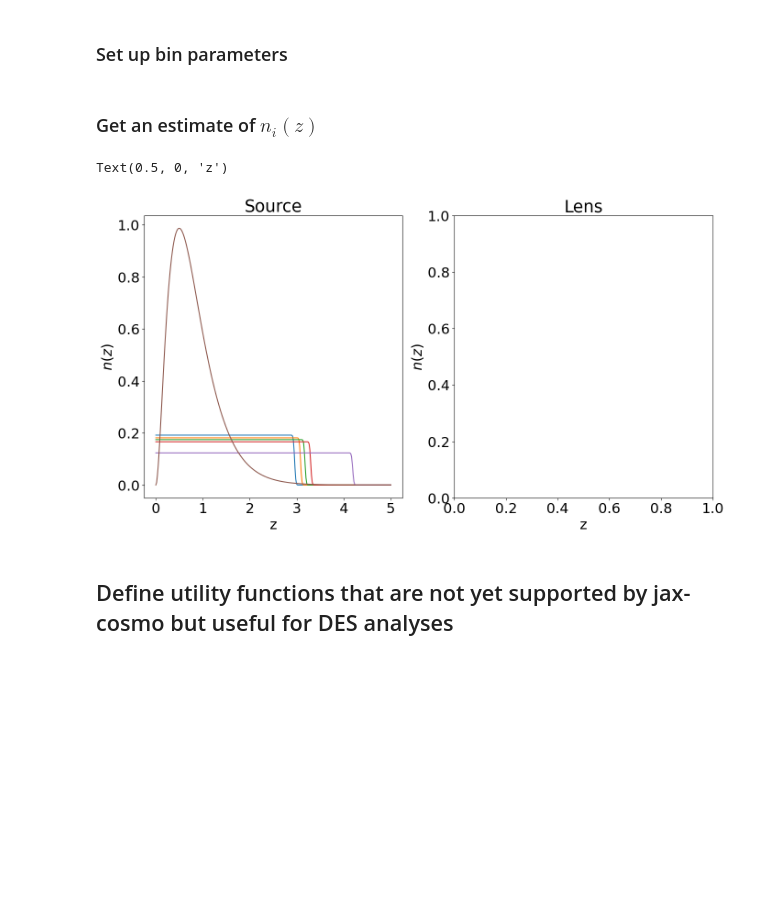
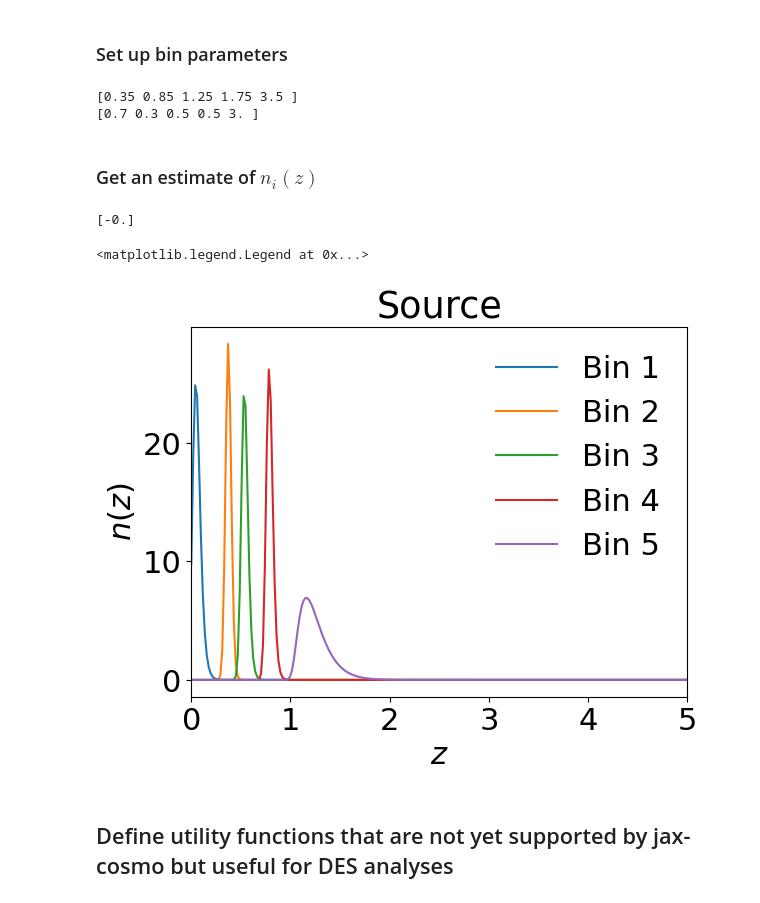
Before and after one commit to cmatties/CAMB-Workbook, a Jupyter notebook: Modified_Fisher_LSSTY1_Omega_m_Gamma.ipynb, the cells around one changed output. Saved outputs shown, nothing was run; the diff lists cells and outputs as text; code cells hidden in the pictures; blank space fills up the shorter version.

Commit message:
Update example use of gaussian_sigmoid_z() in the notebook

```diff
--- a/Modified_Fisher_LSSTY1_Omega_m_Gamma.ipynb
+++ b/Modified_Fisher_LSSTY1_Omega_m_Gamma.ipynb
@@ -80,42 +102,52 @@ print(nz_s)
 # %% [markdown]
 ### Set up bin parameters
 # %%
-zbin_edges=np.array([0.,.3926,.5979,.829,1.1694,5.])
+zbin_edges=np.array([0.,0.7,1.,1.5,2.,5.])
 zbin_centers=0.5*(zbin_edges[:-1] + zbin_edges[1:])
 zbin_widths=zbin_edges[1:]-zbin_edges[:-1]
-zbin_transitions=np.ones_like(zbin_centers)*0.1
+zbin_transitions=np.ones_like(zbin_centers)*0.05
 zbin_smooth_sigmas=np.ones_like(zbin_centers)*0.05
+print(zbin_centers)
+print(zbin_widths)
+# %% [output]
+[0.35 0.85 1.25 1.75 3.5 ]
+[0.7 0.3 0.5 0.5 3. ]
 # %% [markdown]
 ### Get an estimate of $n_i(z)$
 # %%
-#nzs_s = jc.redshift.gaussian_sigmoid_nz(nz_s, zbin_widths, zbin_transitions, zbin_centers, zbin_smooth_sigmas)
-nzs_s = []
-for i in range(len(zbin_centers)):
-    nzs_s.append(jc.redshift.gaussian_sigmoid_nz(nz_s, zbin_widths[i], zbin_transitions[i], zbin_centers[i], zbin_smooth_sigmas[i]))
-nzs_l = nzs_s
+nzs_s = [jc.redshift.gaussian_sigmoid_nz(nz_s,
+                        zbin_centers[i], zbin_widths[i], zbin_transitions[i],
+                        #0.0, zbin_smooth_sigmas[i])
+                         bw=zbin_smooth_sigmas[i])
+        for i in range(zbin_centers.shape[0])]
+#nzs_s = []
+#for i in range(len(zbin_centers)):
+    #nzs_s.append(jc.redshift.gaussian_sigmoid_nz(nz_s, zbin_widths[i], zbin_transitions[i], zbin_centers[i], zbin_smooth_sigmas[i]))
+#nzs_l = nzs_s
 #n_source_bin1 = jc.redshift.step_fcn(n_source_total, 0, .36)
 #print(n_source_bin1.gals_per_arcmin2)
 #print(nzs_s(.3))
 #nzs_s = jc.redshift.gaussian_convolution(nz_s, 0, .05)
 #print(nzs_s[0](.5))
+# %%
+print(nzs_s[-1](5.))
+# %% [output]
+[-0.]
 # %%
-z = np.linspace(0,5, 300)
-fig, ax = plt.subplots(1,2, figsize=(16,8))
+z = np.linspace(0.,5., 257)
+fig, ax = plt.subplots()
 for i in range(5):
-    ax[0].plot(z, nzs_s[i](z), label='Bin '+str(i+1))
-    #ax[1].plot(z, nzs_l[i](z), label='Bin '+str(i+1))
+    ax.plot(z, nzs_s[i](z), label='Bin '+str(i+1))
 
-ax[0].plot(z, nz_s(z))
-
-ax[0].set_title('Source')
-ax[1].set_title('Lens')
-ax[0].set_ylabel(r'$n(z)$')
-ax[1].set_ylabel(r'$n(z)$')
-ax[0].set_xlabel(r'z')
-ax[1].set_xlabel(r'z')
+#ax.set_ylim(0.,1.)
+ax.set_xlim(0.,5.)
+ax.set_title('Source')
+ax.set_ylabel(r'$n(z)$')
+ax.set_xlabel(r'$z$')
+ax.legend(frameon=False)
 # %% [output]
-Text(0.5, 0, 'z')
+<matplotlib.legend.Legend at 0x...>
-[figure, old version]
+[figure, new version]
 # %%
 #print(jc.scipy.integrate.romb(n_source_total, 0, .4509))
 # %% [markdown]
```
Also changed, not shown: parts of 3 cells of this notebook.
